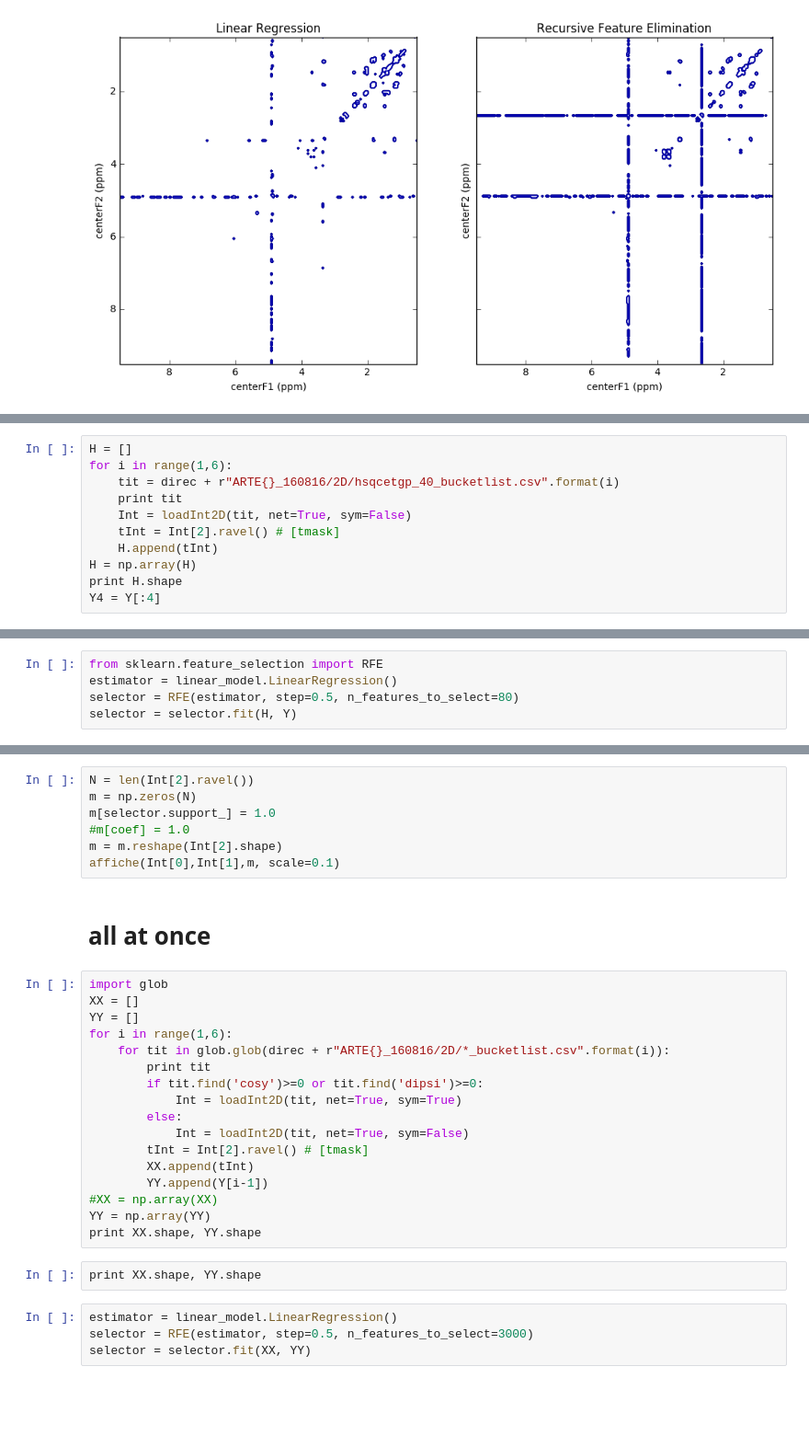
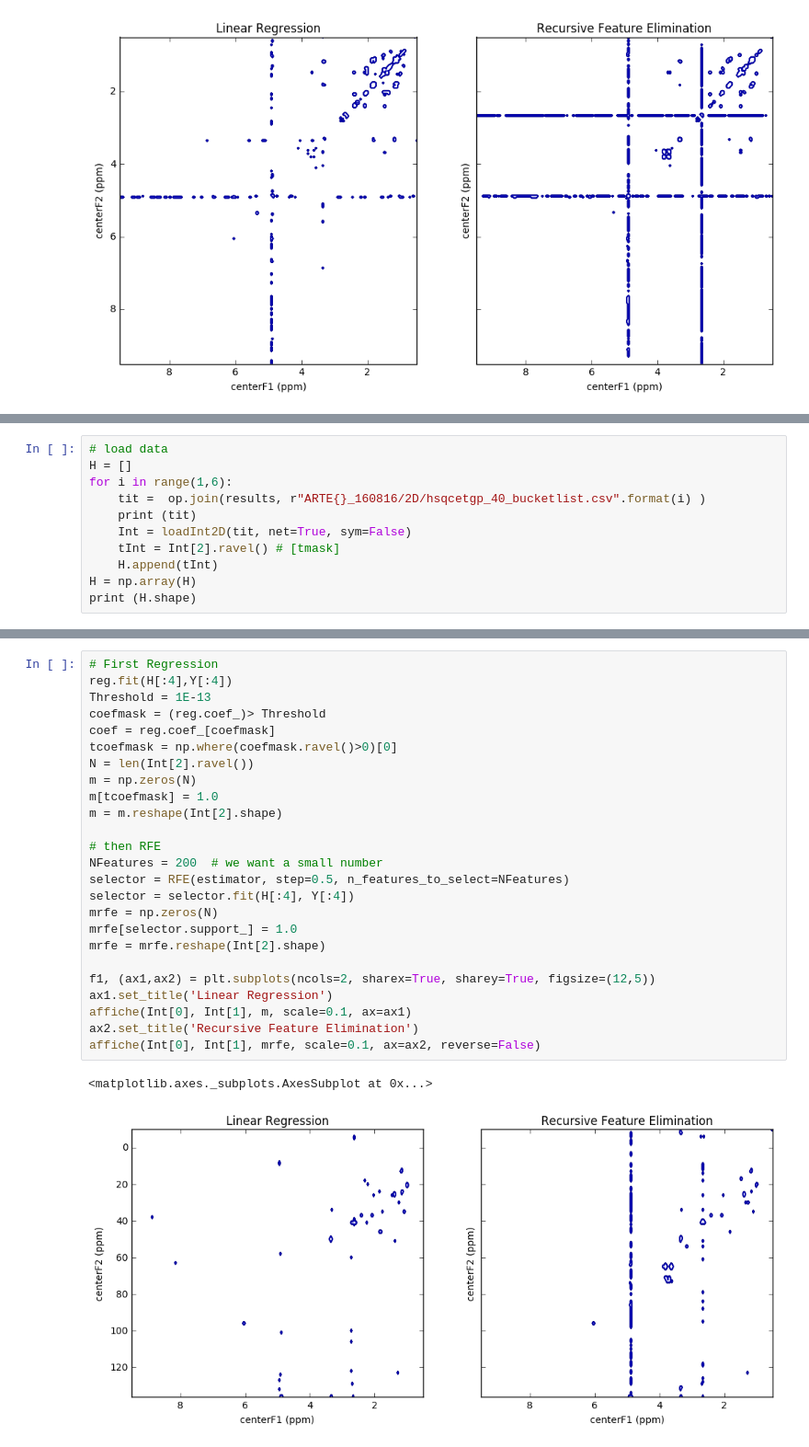
Before and after one commit to harel-coffee/plasmodesma-auto, a Jupyter notebook: Analysis.ipynb, the cells around one changed output, grey strips where cells are left out. Shown at 92% size. Drawn from its saved outputs; the diff is of its cells as text; blank space fills up the shorter version.

```diff
--- a/Analysis.ipynb
+++ b/Analysis.ipynb
@@ -292,12 +299,12 @@ affiche(Im2[0], Im2[1], mrfe, scale=0.1, ax=ax2, reverse=False)
 # %%
+# load data
 H = []
 for i in range(1,6):
-    tit = direc + r"ARTE{}_160816/2D/hsqcetgp_40_bucketlist.csv".format(i)
-    print tit
+    tit =  op.join(results, r"ARTE{}_160816/2D/hsqcetgp_40_bucketlist.csv".format(i) )
+    print (tit)
     Int = loadInt2D(tit, net=True, sym=False)
     tInt = Int[2].ravel() # [tmask]
     H.append(tInt)
 H = np.array(H)
-print H.shape
-Y4 = Y[:4]
+print (H.shape)
 # %% [output]
@@ -307,5 +316,0 @@ Y4
-# %%
-from sklearn.feature_selection import RFE
-estimator = linear_model.LinearRegression()
-selector = RFE(estimator, step=0.5, n_features_to_select=80)
-selector = selector.fit(H, Y)
@@ -314,32 +317,28 @@ len(selector.support_)
-# %%
-N = len(Int[2].ravel())
-m = np.zeros(N)
-m[selector.support_] = 1.0
-#m[coef] = 1.0
-m = m.reshape(Int[2].shape)
-affiche(Int[0],Int[1],m, scale=0.1)
-# %% [markdown]
-# all at once
-# %%
-import glob
-XX = []
-YY = []
-for i in range(1,6):
-    for tit in glob.glob(direc + r"ARTE{}_160816/2D/*_bucketlist.csv".format(i)):
-        print tit
-        if tit.find('cosy')>=0 or tit.find('dipsi')>=0:
-            Int = loadInt2D(tit, net=True, sym=True)
-        else:
-            Int = loadInt2D(tit, net=True, sym=False)
-        tInt = Int[2].ravel() # [tmask]
-        XX.append(tInt)
-        YY.append(Y[i-1])
-#XX = np.array(XX)
-YY = np.array(YY)
-print XX.shape, YY.shape
-# %%
-print XX.shape, YY.shape
-# %%
-estimator = linear_model.LinearRegression()
-selector = RFE(estimator, step=0.5, n_features_to_select=3000)
-selector = selector.fit(XX, YY)
+# %%
+# First Regression
+reg.fit(H[:4],Y[:4])
+Threshold = 1E-13
+coefmask = (reg.coef_)> Threshold
+coef = reg.coef_[coefmask]
+tcoefmask = np.where(coefmask.ravel()>0)[0]
+N = len(Int[2].ravel())
+m = np.zeros(N)
+m[tcoefmask] = 1.0
+m = m.reshape(Int[2].shape)
+
+# then RFE
+NFeatures = 200  # we want a small number
+selector = RFE(estimator, step=0.5, n_features_to_select=NFeatures)
+selector = selector.fit(H[:4], Y[:4])
+mrfe = np.zeros(N)
+mrfe[selector.support_] = 1.0
+mrfe = mrfe.reshape(Int[2].shape)
+
+f1, (ax1,ax2) = plt.subplots(ncols=2, sharex=True, sharey=True, figsize=(12,5))
+ax1.set_title('Linear Regression')
+affiche(Int[0], Int[1], m, scale=0.1, ax=ax1)
+ax2.set_title('Recursive Feature Elimination')
+affiche(Int[0], Int[1], mrfe, scale=0.1, ax=ax2, reverse=False)
+# %% [output]
+<matplotlib.axes._subplots.AxesSubplot at 0x...>
+[figure, added]
```
Also changed, not shown: parts of 9 cells of this notebook, 1 other file.
